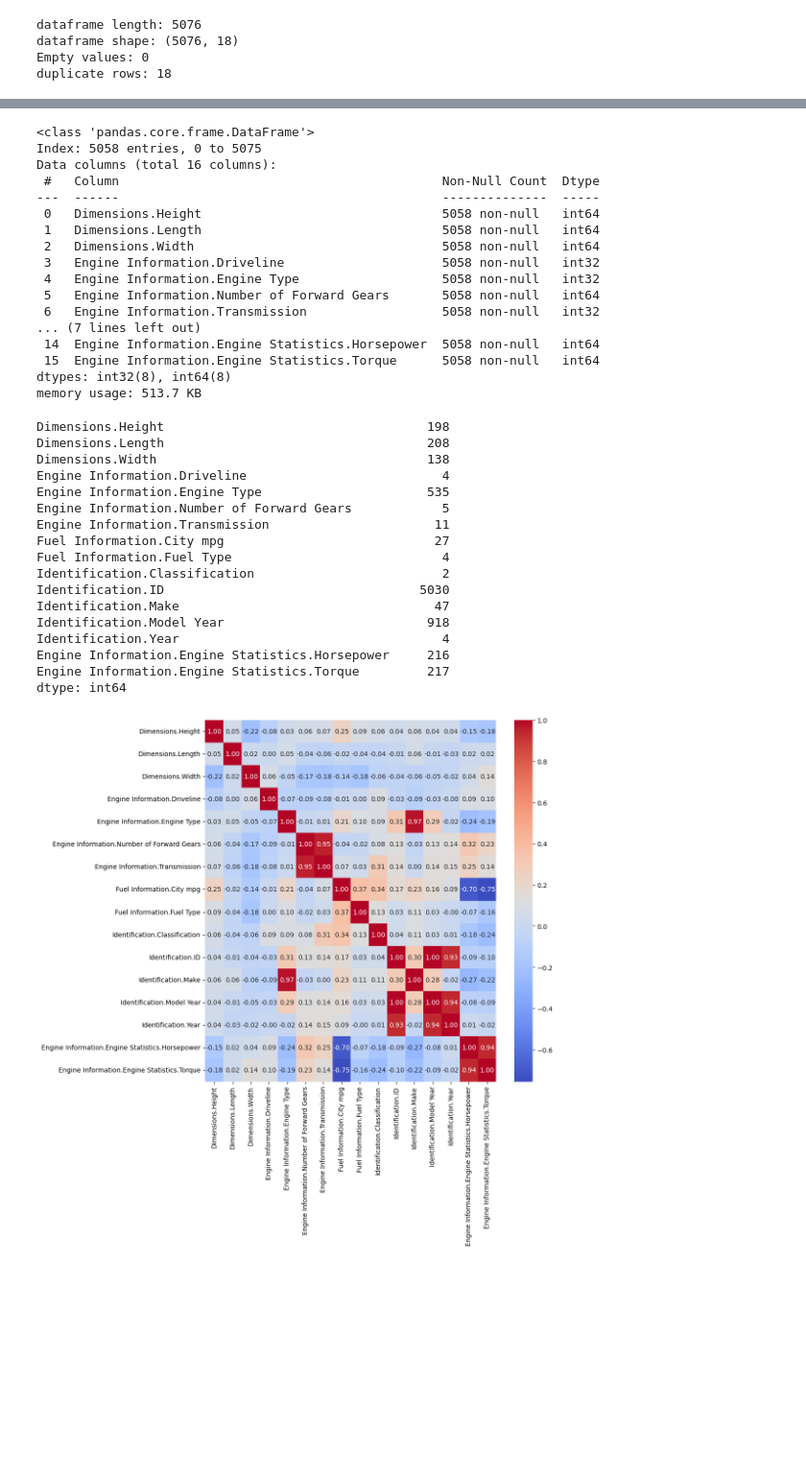
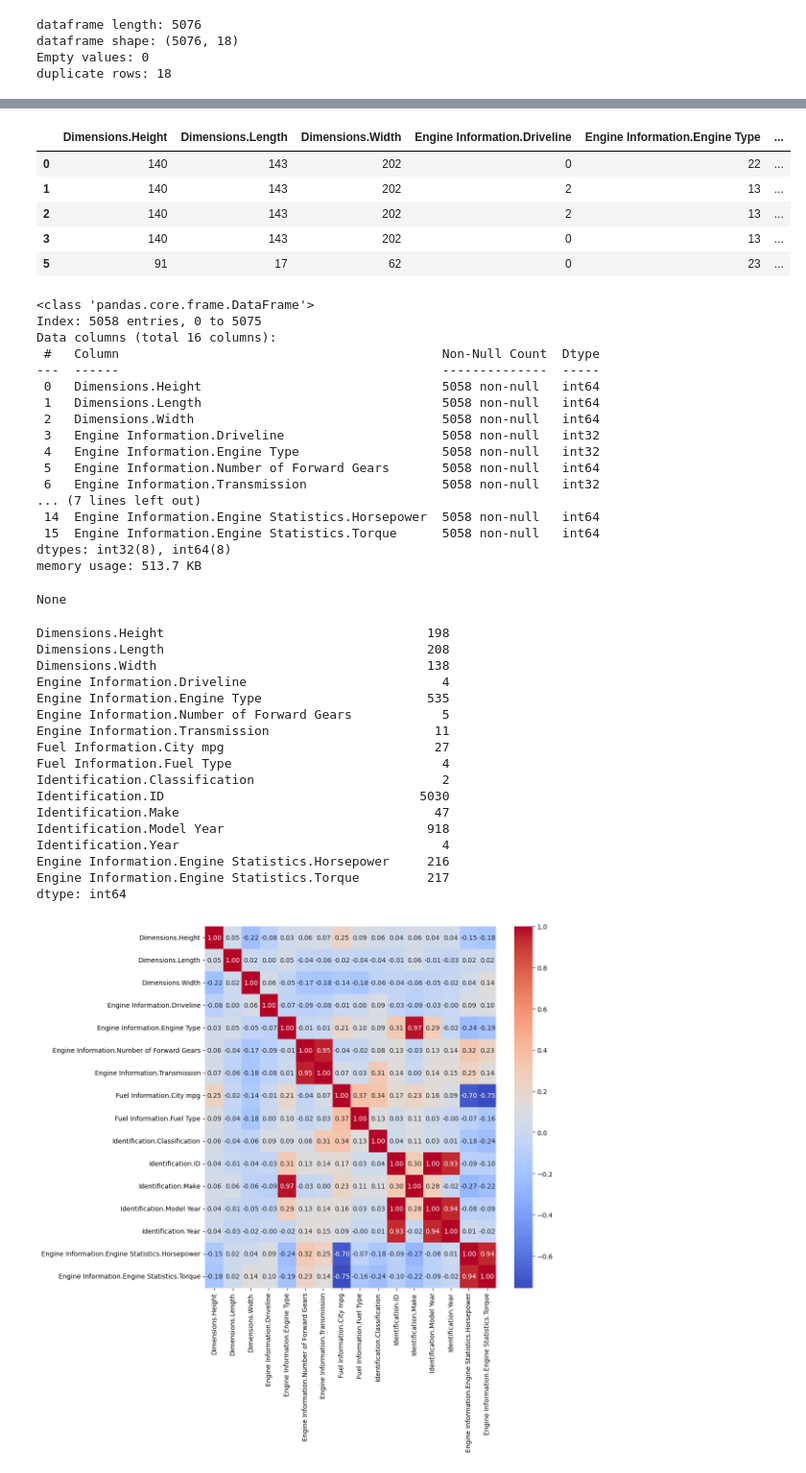
Before and after one commit to itsAnanth/DUK-multiple-linear-regression, a Jupyter notebook: regression.ipynb, the cells around one changed output, grey strips where cells are left out. Shown at 96% size. Saved outputs shown, nothing was run; the diff lists cells and outputs as text; code cells hidden in the pictures; blank space fills up the shorter version.

```diff
--- a/regression.ipynb
+++ b/regression.ipynb
@@ -49,24 +49,30 @@ dataset.head()
 # %%
 """
       preprocessing
       encode catagorical values
       drop duplicates and null values
       dropping columns with no variability (single values) such as (engine info.hybrid)
       dropping unwanted columns (highway mpg)
 """
 le = LabelEncoder()
 dataset = dataset.drop_duplicates()
 dataset = dataset.dropna()
 dataset.drop(columns=['Engine Information.Hybrid', 'Fuel Information.Highway mpg'], axis=1, inplace=True)
 
 for colname in dataset.columns:
       if dataset[colname].dtype in ('object', 'bool'):
             dataset[colname] = le.fit_transform(dataset[colname])
 
-dataset.info()
-dataset.head()
-dataset.nunique()
+display(dataset.head())
+display(dataset.info())
+display(dataset.nunique())
 # %% [output]
+|  | Dimensions.Height | Dimensions.Length | Dimensions.Width | Engine Information.Driveline | Engine Information.Engine Type | ... |
+| 0 | 140 | 143 | 202 | 0 | 22 | ... |
+| 1 | 140 | 143 | 202 | 2 | 13 | ... |
+| 2 | 140 | 143 | 202 | 2 | 13 | ... |
+| 3 | 140 | 143 | 202 | 0 | 13 | ... |
+| 5 | 91 | 17 | 62 | 0 | 23 | ... |
 <class 'pandas.core.frame.DataFrame'>
 Index: 5058 entries, 0 to 5075
 Data columns (total 16 columns):
@@ -84,23 +90,24 @@ Data columns (total 16 columns):
  15  Engine Information.Engine Statistics.Torque      5058 non-null   int64
 dtypes: int32(8), int64(8)
 memory usage: 513.7 KB
-Dimensions.Height                                   198
-Dimensions.Length                                   208
-Dimensions.Width                                    138
-Engine Information.Driveline                          4
-Engine Information.Engine Type                      535
-Engine Information.Number of Forward Gears            5
-Engine Information.Transmission                      11
-Fuel Information.City mpg                            27
-Fuel Information.Fuel Type                            4
-Identification.Classification                         2
-Identification.ID                                  5030
-Identification.Make                                  47
-Identification.Model Year                           918
-Identification.Year                                   4
-Engine Information.Engine Statistics.Horsepower     216
-Engine Information.Engine Statistics.Torque         217
-dtype: int64
+None
+Dimensions.Height                                   198
+Dimensions.Length                                   208
+Dimensions.Width                                    138
+Engine Information.Driveline                          4
+Engine Information.Engine Type                      535
+Engine Information.Number of Forward Gears            5
+Engine Information.Transmission                      11
+Fuel Information.City mpg                            27
+Fuel Information.Fuel Type                            4
+Identification.Classification                         2
+Identification.ID                                  5030
+Identification.Make                                  47
+Identification.Model Year                           918
+Identification.Year                                   4
+Engine Information.Engine Statistics.Horsepower     216
+Engine Information.Engine Statistics.Torque         217
+dtype: int64
 # %%
 """
     plot correlation map
```
Also changed, not shown: parts of 1 cell of this notebook.
